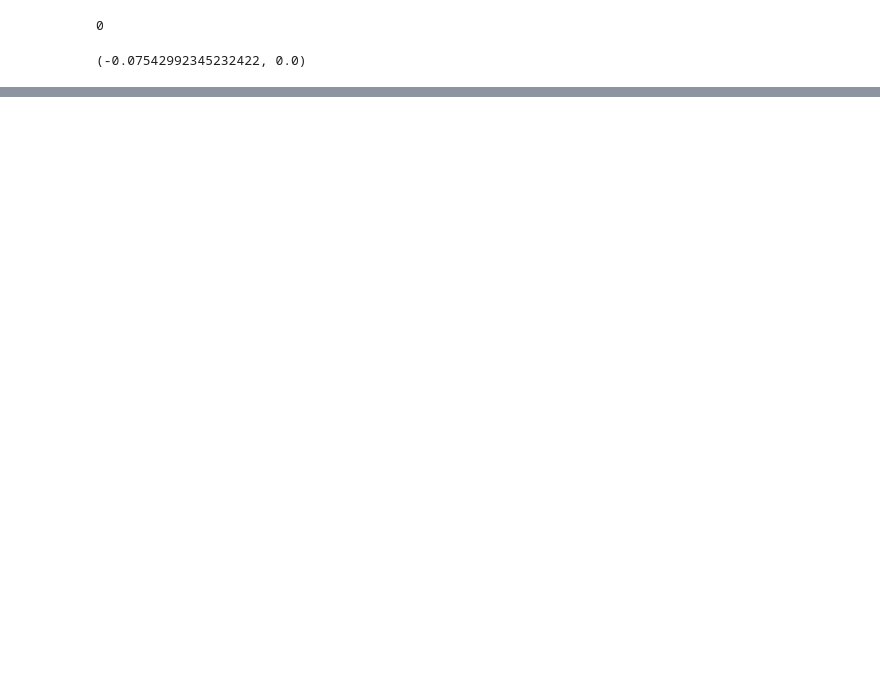
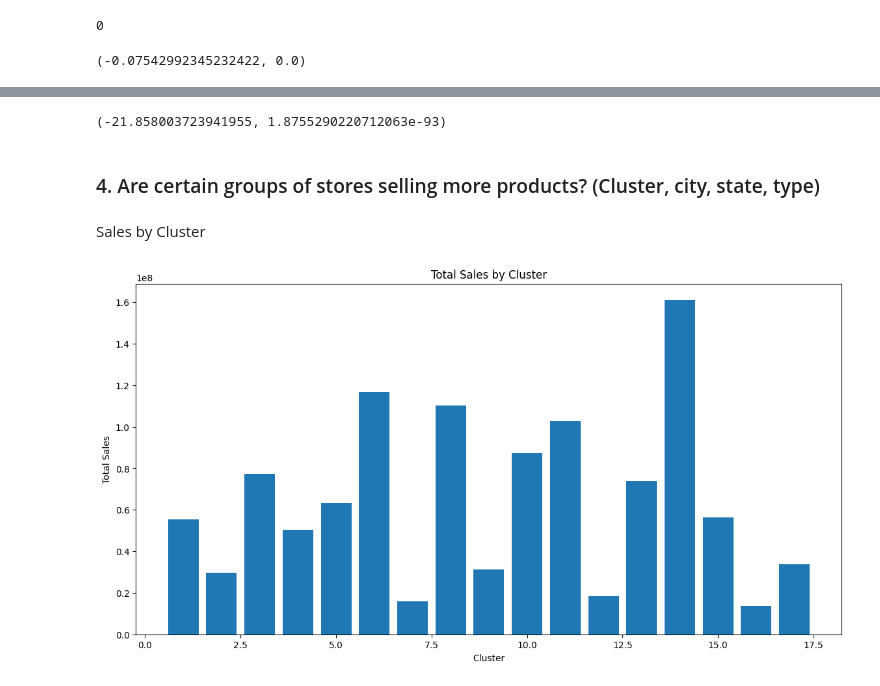
Before and after one commit to elishastanley/Demand-Forecasting-Optimization-for-Corporation-Favorita-A-Time-Series-Regression-ML-Approach, a Jupyter notebook: Notebooks/main.ipynb, the cells around one changed output, grey strips where cells are left out. Drawn from its saved outputs; the diff is of its cells as text; code cells hidden in the pictures; blank space fills up the shorter version.

```diff
--- a/Notebooks/main.ipynb
+++ b/Notebooks/main.ipynb
@@ -412,0 +440,3 @@ correlation, p_value
+# %%
+# we will replace the missing dates by pairing it with all the unique stores and families
+replace_dates = list(product(missing_dates, uniques_stores,unique_family ))
@@ -412,0 +518,40 @@ correlation, p_value
+# %%
+# Perform t-test to compare sales before and after the earthquake
+from scipy.stats import ttest_ind
+
+# Combine sales data for t-test
+pre_earthquake_sales_total = pre_earthquake_sales['sales']
+post_earthquake_sales_total = post_earthquake_sales['sales']
+
+# Perform t-test
+t_stat_earthquake, p_value_earthquake = ttest_ind(
+    pre_earthquake_sales_total, post_earthquake_sales_total)
+
+t_stat_earthquake, p_value_earthquake
+# %% [output]
+(-21.858003723941955, 1.8755290220712063e-93)
+# %% [markdown]
+### 4. Are certain groups of stores selling more products? (Cluster, city, state, type)
+# %%
+# Aggregate sales by cluster
+cluster_sales = train_merged.groupby('cluster')['sales'].sum().reset_index()
+
+# Aggregate sales by city
+city_sales = train_merged.groupby('city')['sales'].sum().reset_index()
+
+# Aggregate sales by state
+state_sales = train_merged.groupby('state')['sales'].sum().reset_index()
+
+# Aggregate sales by store type
+store_type_sales = train_merged.groupby('store_type')['sales'].sum().reset_index()
+# %% [markdown]
+Sales by Cluster
+# %%
+plt.figure(figsize=(14, 7))
+plt.bar(cluster_sales['cluster'], cluster_sales['sales'])
+plt.xlabel('Cluster')
+plt.ylabel('Total Sales')
+plt.title('Total Sales by Cluster')
+plt.show()
+# %% [output]
+[figure, added]
```
Also changed, not shown: parts of 30 cells of this notebook.
